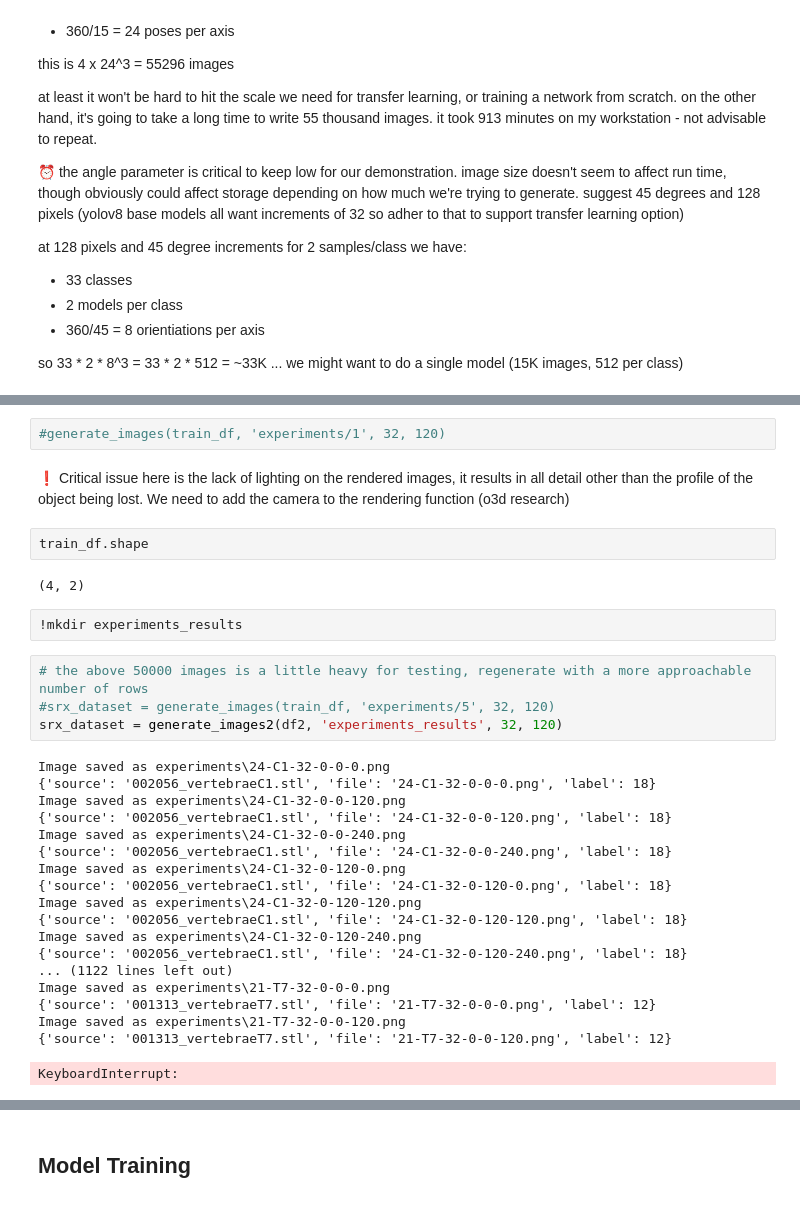
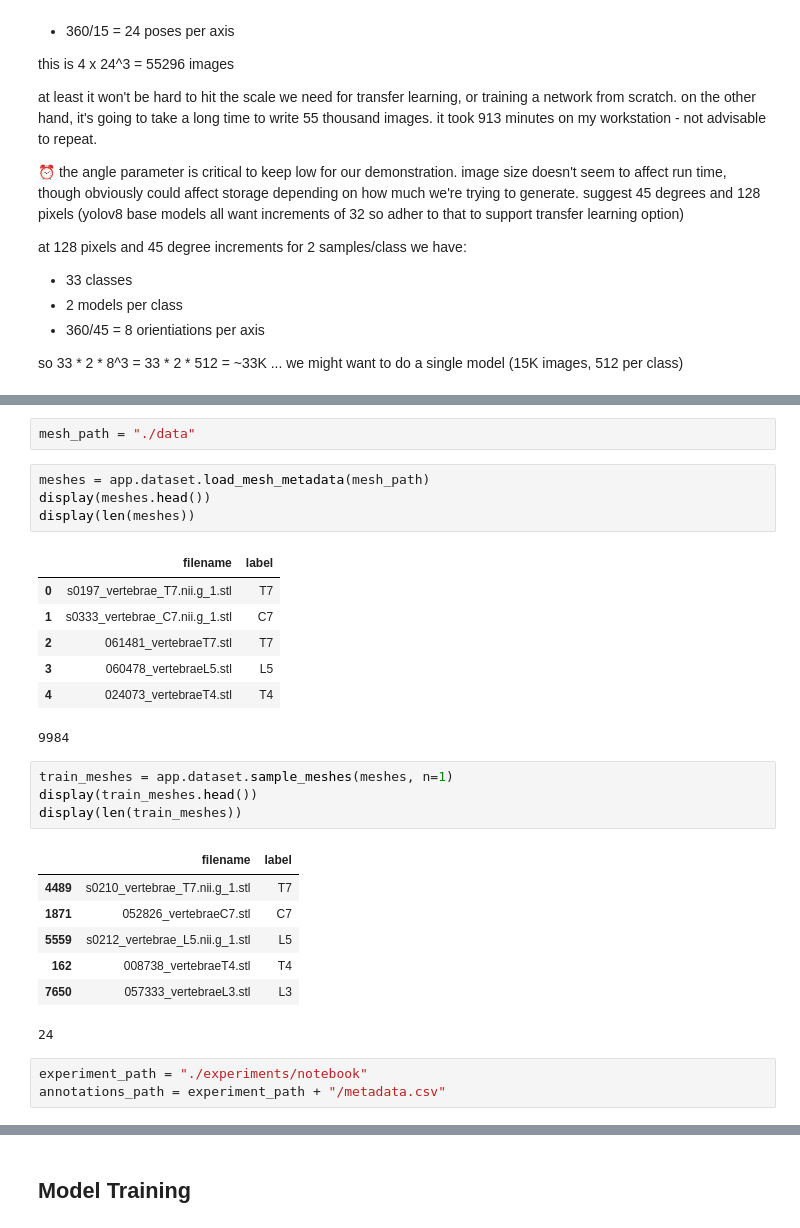
Before and after one commit to auto-d/shaperx, a Jupyter notebook: experimentation.ipynb, the cells around one changed output, grey strips where cells are left out. Cells and saved outputs as stored; diff of their text form.

```diff
--- a/experimentation.ipynb
+++ b/experimentation.ipynb
@@ -919,33 +686,29 @@ so 33 * 2 * 8^3 = 33 * 2 * 512 = ~33K ... we might want to do a single model (15
+# %%
+mesh_path = "./data"
 # %%
-#generate_images(train_df, 'experiments/1', 32, 120)
+meshes = app.dataset.load_mesh_metadata(mesh_path)
+display(meshes.head())
+display(len(meshes))
+# %% [output]
+|  | filename | label |
+| 0 | s0197_vertebrae_T7.nii.g_1.stl | T7 |
+| 1 | s0333_vertebrae_C7.nii.g_1.stl | C7 |
+| 2 | 061481_vertebraeT7.stl | T7 |
+| 3 | 060478_vertebraeL5.stl | L5 |
+| 4 | 024073_vertebraeT4.stl | T4 |
+9984
-# %% [markdown]
-❗ Critical issue here is the lack of lighting on the rendered images, it results in all detail other than the profile of the object being lost. We need to add the camera to the rendering function (o3d research)
-# %%
-train_df.shape
-# %% [output]
-(4, 2)
-# %%
-!mkdir experiments_results
-# %%
-# the above 50000 images is a little heavy for testing, regenerate with a more approachable number of rows
-#srx_dataset = generate_images(train_df, 'experiments/5', 32, 120)
-srx_dataset = generate_images2(df2, 'experiments_results', 32, 120)
-# %% [output]
-Image saved as experiments\24-C1-32-0-0-0.png
-{'source': '002056_vertebraeC1.stl', 'file': '24-C1-32-0-0-0.png', 'label': 18}
-Image saved as experiments\24-C1-32-0-0-120.png
-{'source': '002056_vertebraeC1.stl', 'file': '24-C1-32-0-0-120.png', 'label': 18}
-Image saved as experiments\24-C1-32-0-0-240.png
-{'source': '002056_vertebraeC1.stl', 'file': '24-C1-32-0-0-240.png', 'label': 18}
-Image saved as experiments\24-C1-32-0-120-0.png
-{'source': '002056_vertebraeC1.stl', 'file': '24-C1-32-0-120-0.png', 'label': 18}
-Image saved as experiments\24-C1-32-0-120-120.png
-{'source': '002056_vertebraeC1.stl', 'file': '24-C1-32-0-120-120.png', 'label': 18}
-Image saved as experiments\24-C1-32-0-120-240.png
-{'source': '002056_vertebraeC1.stl', 'file': '24-C1-32-0-120-240.png', 'label': 18}
-... (1122 lines left out)
-Image saved as experiments\21-T7-32-0-0-0.png
-{'source': '001313_vertebraeT7.stl', 'file': '21-T7-32-0-0-0.png', 'label': 12}
-Image saved as experiments\21-T7-32-0-0-120.png
-{'source': '001313_vertebraeT7.stl', 'file': '21-T7-32-0-0-120.png', 'label': 12}
-KeyboardInterrupt:
+# %%
+train_meshes = app.dataset.sample_meshes(meshes, n=1)
+display(train_meshes.head())
+display(len(train_meshes))
+# %% [output]
+|  | filename | label |
+| 4489 | s0210_vertebrae_T7.nii.g_1.stl | T7 |
+| 1871 | 052826_vertebraeC7.stl | C7 |
+| 5559 | s0212_vertebrae_L5.nii.g_1.stl | L5 |
+| 162 | 008738_vertebraeT4.stl | T4 |
+| 7650 | 057333_vertebraeL3.stl | L3 |
+24
+# %%
+experiment_path = "./experiments/notebook"
+annotations_path = experiment_path + "/metadata.csv"
```
Also changed, not shown: parts of 44 cells of this notebook, 1 other file.
